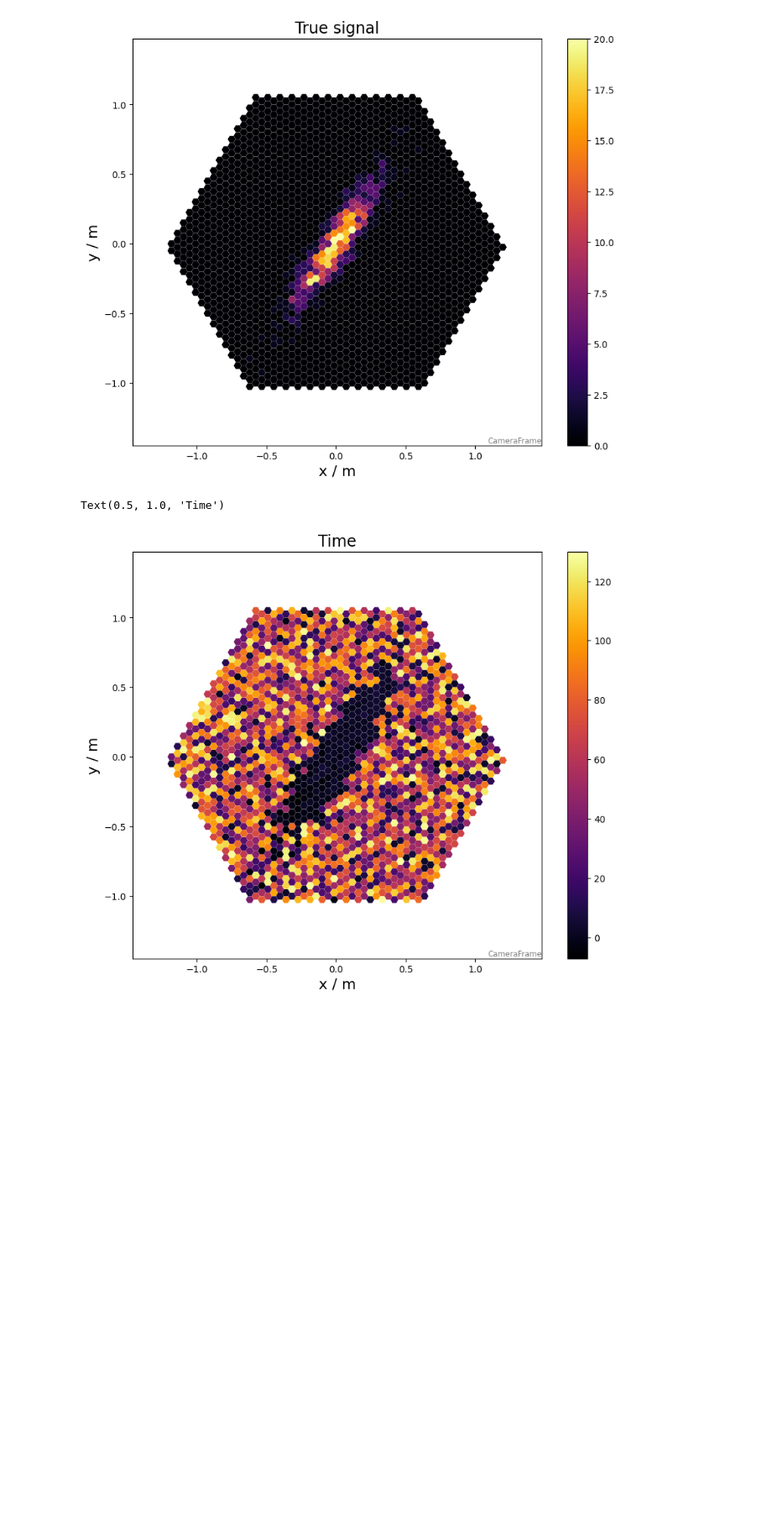
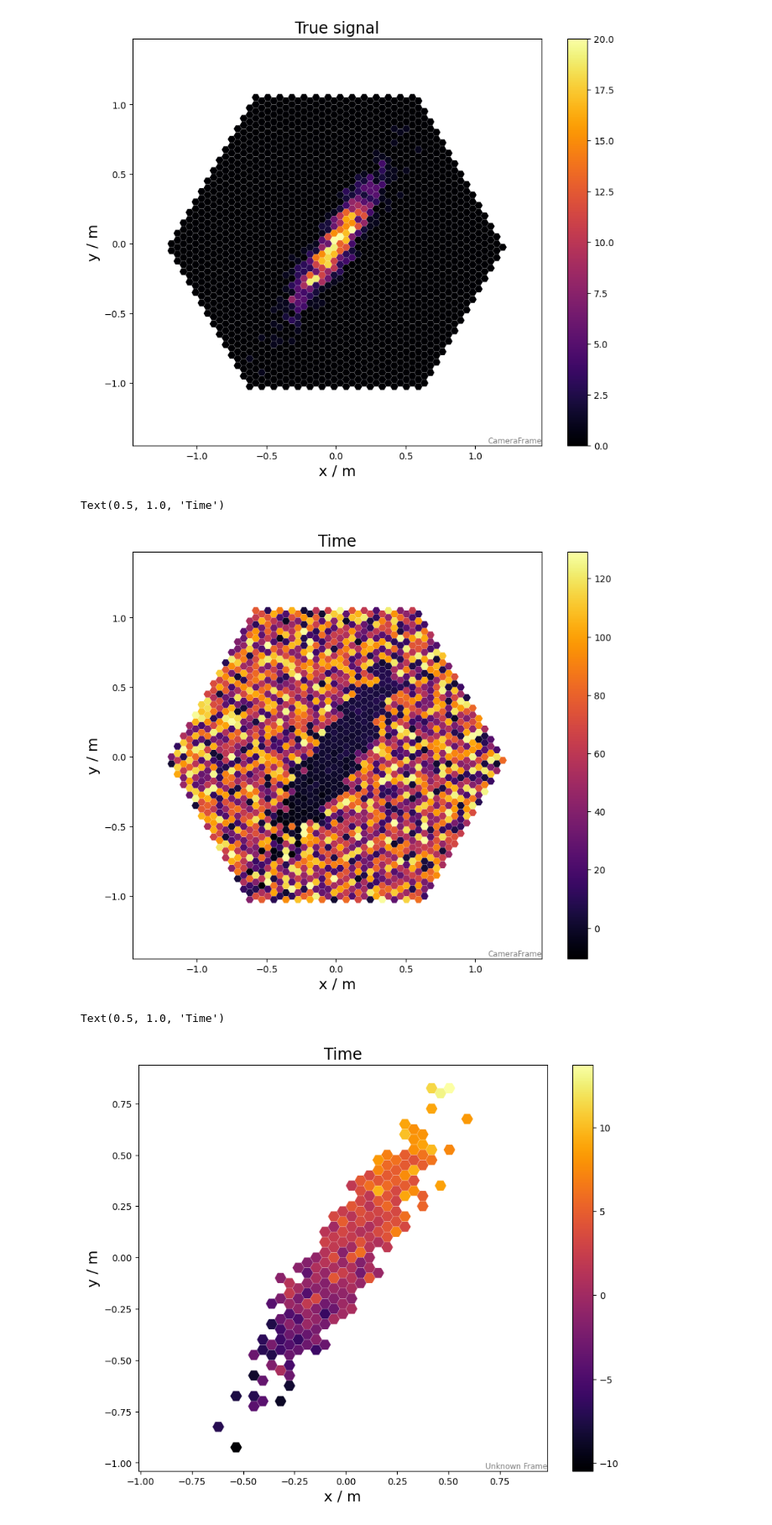
Before and after one commit to clara-escanuela/flashcam-simulation, a Jupyter notebook: tutorials/simulation_testing.ipynb, the cells around one changed output. Shown at 84% size. Drawn from its saved outputs; the diff is of its cells as text; code cells hidden in the pictures; blank space fills up the shorter version.

```diff
--- a/tutorials/simulation_testing.ipynb
+++ b/tutorials/simulation_testing.ipynb
@@ -34,7 +34,7 @@ plt.show()
 # %%
 # Fake gamma shower
 
-image, signal, noise, time = get_toy_image(1*u.rad, 0*u.m, 0*u.m, 0.06*u.m, 0.3*u.m, 1000, 6*u.ns/u.m, 1*u.ns, subarray, nsb_level_pe=3)
+image, signal, noise, time = get_toy_image(1*u.rad, 0*u.m, 0*u.m, 0.06*u.m, 0.3*u.m, 1000, 10*u.ns/u.m, 1*u.ns, subarray, nsb_level_pe=3)
 # %%
 geometry = subarray.tel[10].camera.geometry
 # %%
@@ -84,7 +84,23 @@ plt.ylabel('y / m', fontsize=16)
 plt.title('Time', fontsize=17)
 # %% [output]
 Text(0.5, 1.0, 'Time')
-[figure, old version]
+[figure, new version]
+# %%
+from ctapipe.visualization import CameraDisplay
+
+fig, ax = plt.subplots(figsize=(10, 8))
+
+display = CameraDisplay(geometry[signal>0])
+
+display.image = time[signal>0]
+display.add_colorbar()
+
+plt.xlabel('x / m', fontsize=16)
+plt.ylabel('y / m', fontsize=16)
+plt.title('Time', fontsize=17)
+# %% [output]
+Text(0.5, 1.0, 'Time')
+[figure, added]
 # %%
 # Get waveforms for corresponding image
 
```
Also changed, not shown: parts of 1 cell of this notebook, 3 other files.
